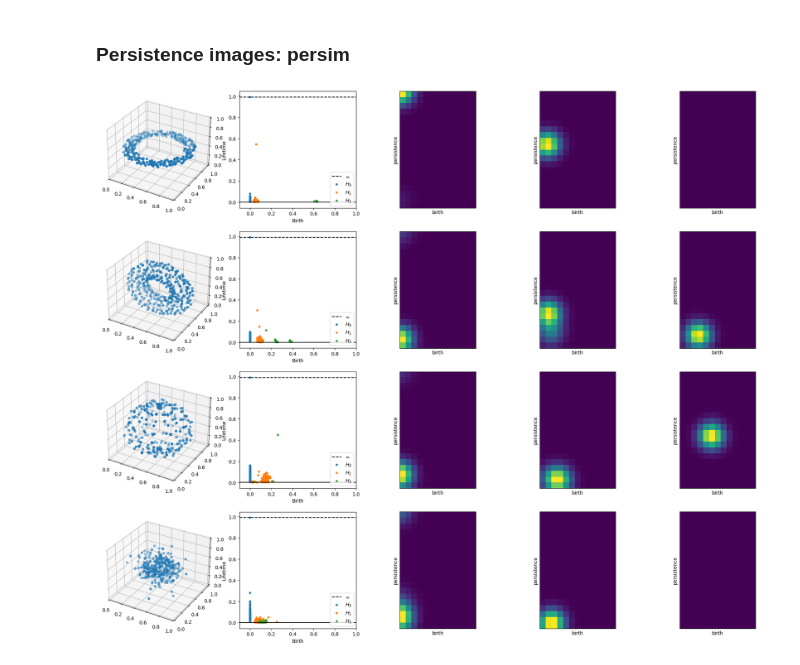
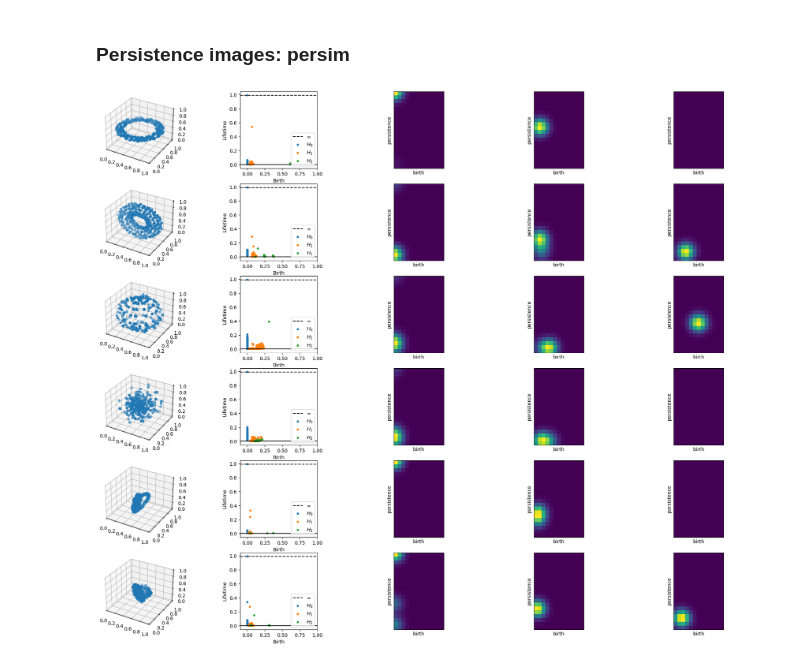
Before and after one commit to VillePuuska/KaggleExamples, a Jupyter notebook: tda-examples-persistent-homology.ipynb, the cells around one changed output. Saved outputs shown, nothing was run; the diff lists cells and outputs as text; code cells hidden in the pictures.

```diff
--- a/tda-examples-persistent-homology.ipynb
+++ b/tda-examples-persistent-homology.ipynb
@@ -105,11 +157,15 @@ sphere = normalize(sphere)
 cluster = get_cluster(num=300, noise=0.2)
 cluster = normalize(cluster)
 
-pc_list = [circle, torus, sphere, cluster]
+attached_circles = get_attached_circles()
 
-fig = plt.figure(figsize=(10, 10))
+circle_and_sphere = get_sphere_and_circle_separate()
+
+pc_list = [circle, torus, sphere, cluster, attached_circles, circle_and_sphere]
+
+fig = plt.figure(figsize=(15, 5*((len(pc_list)+2)//3)))
 for i, pc in enumerate(pc_list):
-    ax = fig.add_subplot(2, 2, i+1, projection='3d')
+    ax = fig.add_subplot((len(pc_list)+2)//3, 3, i+1, projection='3d')
     ax.set_xlim(0, 1)
     ax.set_ylim(0, 1)
     ax.set_zlim(0, 1)
@@ -127,13 +183,13 @@ Time taken to compute 4 persistence diagrams: 41 seconds.
 # %%
-fig = plt.figure(figsize=(10, 20))
+fig = plt.figure(figsize=(10, 5*len(pc_list)))
 for i, (pc, dgm) in enumerate(zip(pc_list, dgm_list)):
-    ax = fig.add_subplot(4, 2, 2*i+1, projection='3d')
+    ax = fig.add_subplot(len(pc_list), 2, 2*i+1, projection='3d')
     ax.set_xlim(0, 1)
     ax.set_ylim(0, 1)
     ax.set_zlim(0, 1)
     ax.scatter(pc[:,0], pc[:,1], pc[:,2])
 
-    ax = fig.add_subplot(4, 2, 2*i+2)
+    ax = fig.add_subplot(len(pc_list), 2, 2*i+2)
     plot_diagrams(dgm, xy_range=[-0.1, 1., -0.1, 1.], show=False, lifetime=True, ax=ax)
 plt.show();
 # %% [output]
@@ -148,7 +204,7 @@ pimgr = PersistenceImager(pixel_size=.05,
 # fit the imager to all persistence diagrams
 # we have 4 pointclouds, each of which has multiple diagrams: one for each dimension 0, 1, 2
 # so we need to concatenate all of these, hence the next ugly line
-all_dgms = np.concatenate((np.concatenate(dgm_list[0]), np.concatenate(dgm_list[1]), np.concatenate(dgm_list[2]), np.concatenate(dgm_list[3])))
+all_dgms = np.concatenate([np.concatenate(dgm) for dgm in dgm_list])
 # we also cannot have infinities in the diagrams, so we map them to finite values
 max_value = 1.
 all_dgms[all_dgms == float('inf')] = max_value
@@ -156,24 +212,24 @@ pimgr.fit(all_dgms)
 # %%
 fig = plt.figure(figsize=(25, 20))
 for i, (pc, dgm) in enumerate(zip(pc_list, dgm_list)):
-    ax = fig.add_subplot(4, 5, 5*i+1, projection='3d')
+    ax = fig.add_subplot(len(pc_list), 5, 5*i+1, projection='3d')
     ax.set_xlim(0, 1)
     ax.set_ylim(0, 1)
     ax.set_zlim(0, 1)
     ax.scatter(pc[:,0], pc[:,1], pc[:,2])
 
-    ax = fig.add_subplot(4, 5, 5*i+2)
+    ax = fig.add_subplot(len(pc_list), 5, 5*i+2)
     plot_diagrams(dgm, xy_range=[-0.1, 1., -0.1, 1.], lifetime=True, ax=ax)
 
-    ax = fig.add_subplot(4, 5, 5*i+3)
+    ax = fig.add_subplot(len(pc_list), 5, 5*i+3)
     h0_dgm = dgm_list[i][0]
     h0_dgm[h0_dgm == float('inf')] = max_value
     pimgr.plot_image(pimgr.transform(h0_dgm), ax=ax)
 
-    ax = fig.add_subplot(4, 5, 5*i+4)
+    ax = fig.add_subplot(len(pc_list), 5, 5*i+4)
     pimgr.plot_image(pimgr.transform(dgm_list[i][1]), ax=ax)
 
-    ax = fig.add_subplot(4, 5, 5*i+5)
+    ax = fig.add_subplot(len(pc_list), 5, 5*i+5)
     pimgr.plot_image(pimgr.transform(dgm_list[i][2]), ax=ax)
 # %% [output]
-[figure, old version]
+[figure, new version]
```
Also changed, not shown: parts of 4 cells of this notebook.
